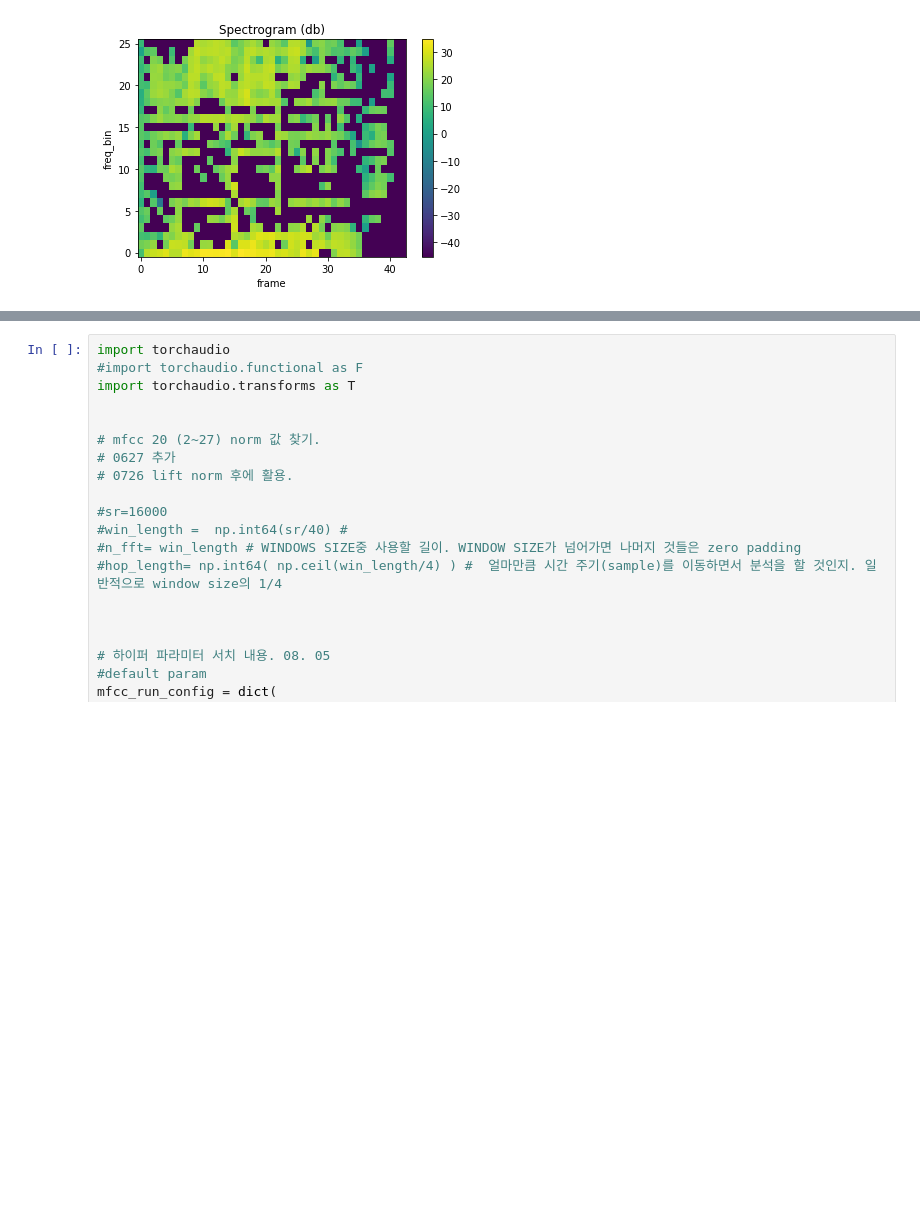
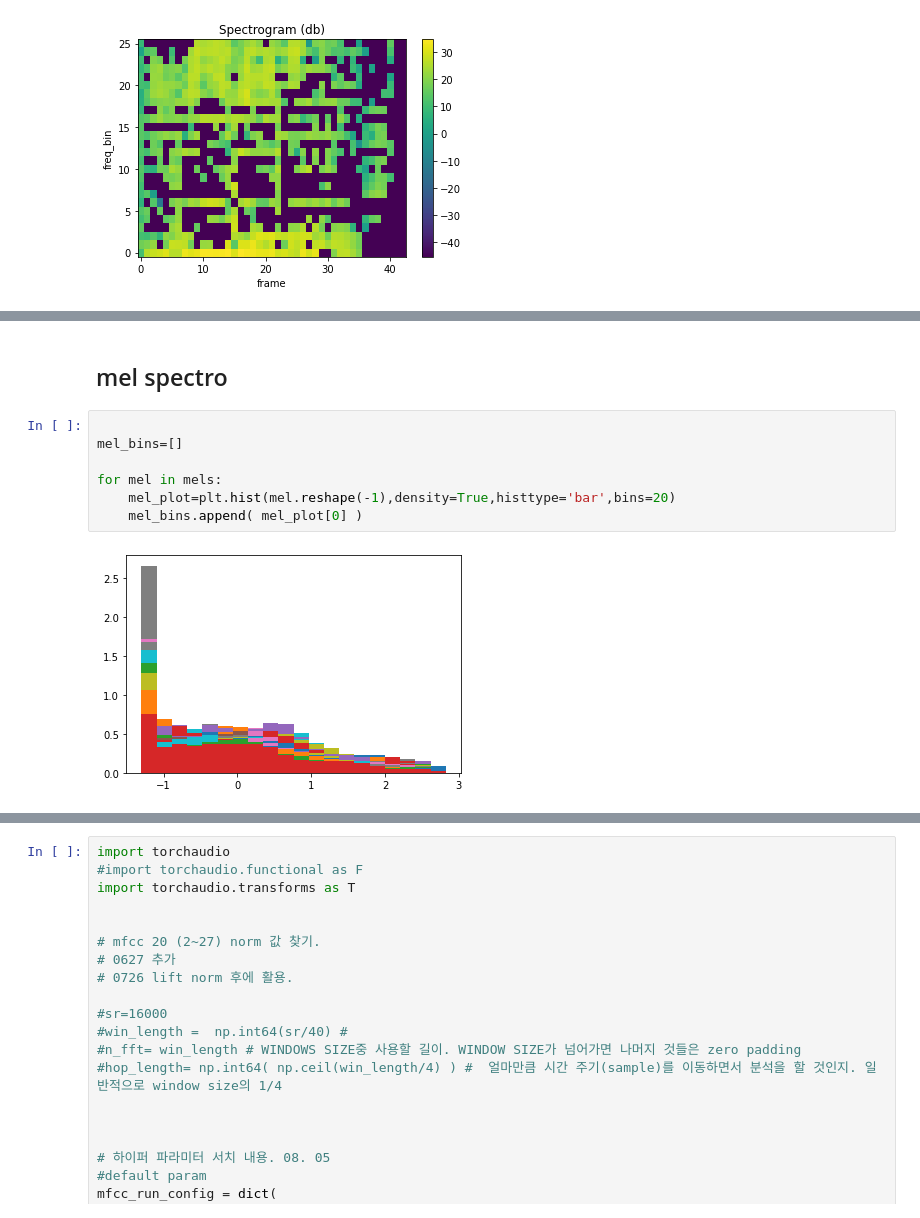
Before and after one commit to bub3690/voice_pathology_ai, a Jupyter notebook: distribution.ipynb, the cells around one changed output, grey strips where cells are left out. Cells and saved outputs as stored; diff of their text form; blank space fills up the shorter version.

```diff
--- a/distribution.ipynb
+++ b/distribution.ipynb
@@ -532,0 +662,11 @@ normalize 분포
+# %% [markdown]
+## mel spectro
+# %%
+
+mel_bins=[]
+
+for mel in mels:
+    mel_plot=plt.hist(mel.reshape(-1),density=True,histtype='bar',bins=20)
+    mel_bins.append( mel_plot[0] )
+# %% [output]
+[figure, added]
```
Also changed, not shown: parts of 27 cells of this notebook.
